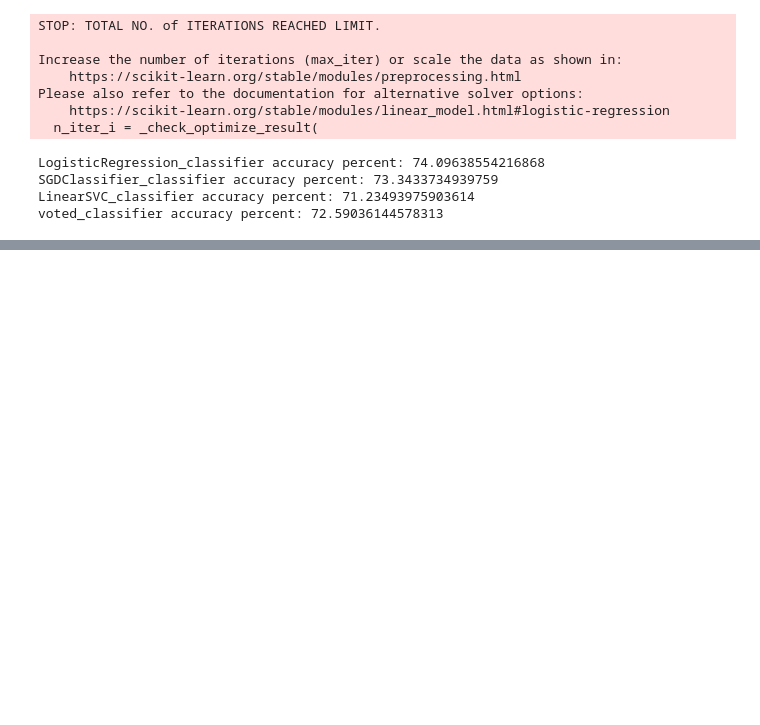
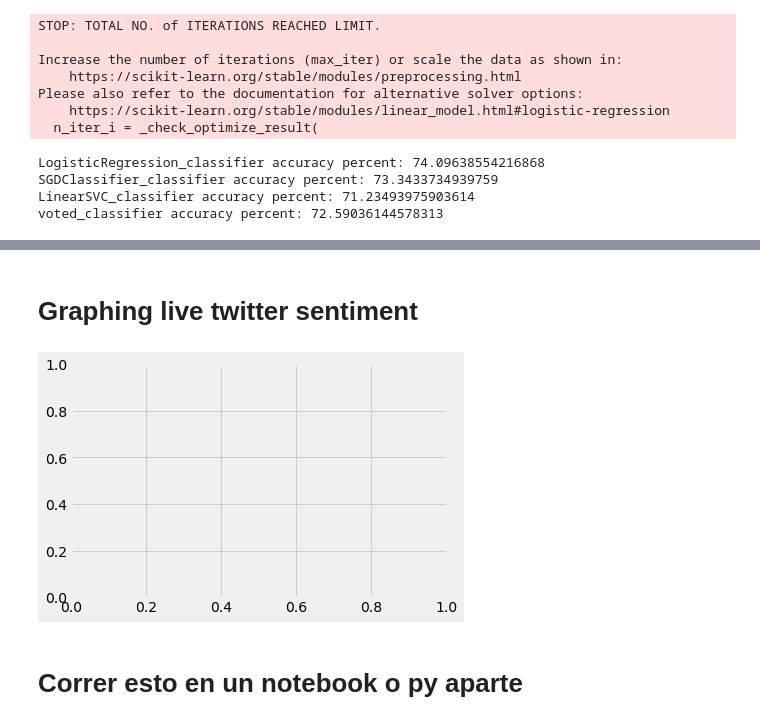
Before and after one commit to codyvi/NLP-Activities, a Jupyter notebook: Actividad Integradora 1/Actividad Integradora 1.ipynb, the cells around one changed output, grey strips where cells are left out. Saved outputs shown, nothing was run; the diff lists cells and outputs as text; code cells hidden in the pictures; blank space fills up the shorter version.

Commit message:
Graph.py module added to graph the sentiments of live tweets

```diff
--- a/Actividad Integradora 1/Actividad Integradora 1.ipynb
+++ b/Actividad Integradora 1/Actividad Integradora 1.ipynb
@@ -1253,0 +1254,2 @@ KeyboardInterrupt:
+# %% [markdown]
+# Graphing live twitter sentiment
@@ -1253,0 +1260,31 @@ KeyboardInterrupt:
+# %%
+style.use('fivethirtyeight')
+
+fig = plt.figure()
+ax1 = fig.add_subplot(1,1,1)
+
+def animate(i):
+    graph_data = open('twitter-out.txt','r').read()
+    lines = graph_data.split('\n')
+    xs = []
+    ys = []
+
+    x = 0
+    y = 0
+    for l in lines:
+        x +=1
+        if "pos" in l:
+            y += 1
+        elif "pos" in l:
+            y -= 1
+        xs.append(x)
+        ys.append(y)
+    ax1.clear()
+    ax1.plot(xs, ys)
+
+ani = animation.FuncAnimation(fig, animate, interval=1000)
+plt.show()
+# %% [output]
+[figure, added]
+# %% [markdown]
+# Correr esto en un notebook o py aparte
```
Also changed, not shown: parts of 27 cells of this notebook, 1 other file.
